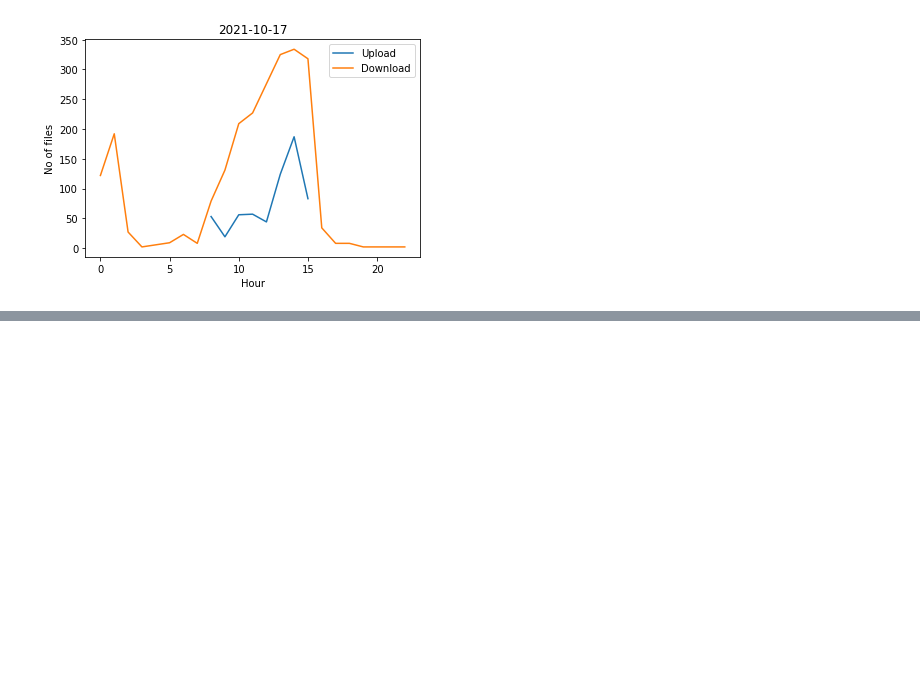
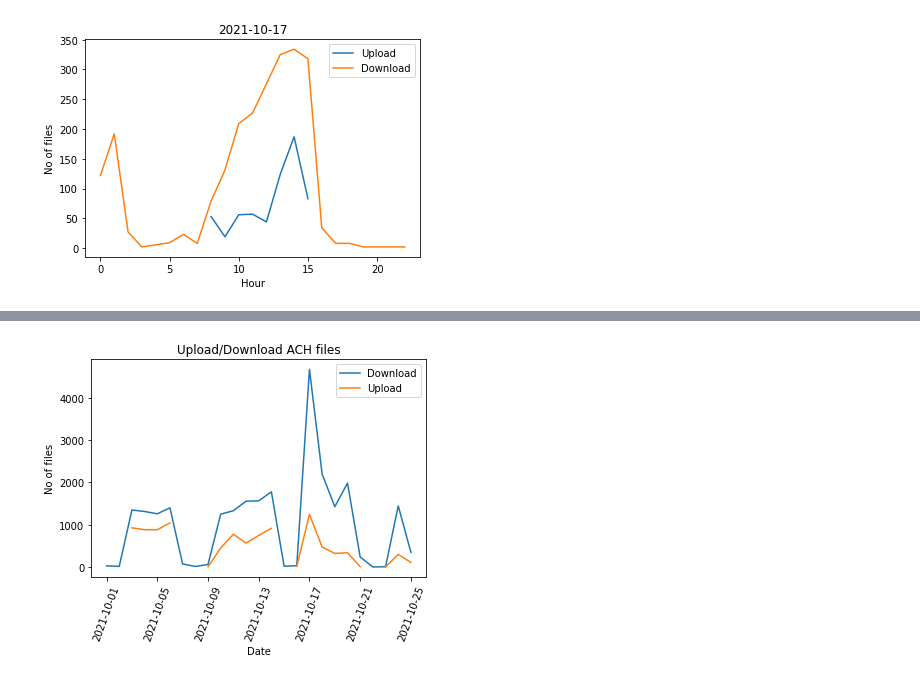
Before and after one commit to yjad/training, a Jupyter notebook: xml/ach_perf.ipynb, the cells around one changed output, grey strips where cells are left out. Saved outputs shown, nothing was run; the diff lists cells and outputs as text; code cells hidden in the pictures; blank space fills up the shorter version.

```diff
--- a/xml/ach_perf.ipynb
+++ b/xml/ach_perf.ipynb
@@ -116,2 +116,3 @@ data.to_csv(r'.\out\ach_log_data_all.csv')
 # %%
-data = pd.read_csv(r'.\out\ach_log_data_all.csv')
+import pandas as pd
+data = pd.read_csv(r'.\data\ach_log_data_all.csv', parse_dates=['Time'])
@@ -118,5 +121,4 @@ data = pd.read_csv(r'.\out\ach_log_data_all.csv')
 # %%
-import matplotlib.pyplot as plt
 d = data.loc [data['Action'] == 'Downloading']
 d= d[d['Status'] == 'Completed']
 d['Date']= d['Time'].dt.date
@@ -130,11 +132,4 @@ u['Date']= u['Time'].dt.date
 x = u.groupby(['Date']).count()['File']
 u = pd.DataFrame(x)
 u=u.rename(columns={'File':'Upload'})
-all = d.join(u, on='Date')
-
-all.plot( y=['Upload', 'Download'])
-plt.ylabel('No of files')
-# data_date = data['Time'].dt.date.unique()[0]
-plt.xticks(rotation = 70)
-# plt.title (data_date)
-plt.show()
+upld_dnld_data = d.join(u, on='Date')
@@ -165,0 +157,13 @@ x
+# %%
+import datetime
+import numpy as np
+
+# upld_dnld_data.loc[np.datetime64('2021-06-01'): np.datetime64('2021-10-31')].plot()
+upld_dnld_data.loc[np.datetime64('2021-10-01'): np.datetime64('2021-10-31')].plot()
+
+plt.ylabel('No of files')
+plt.xticks(rotation = 70)
+plt.title ('Upload/Download ACH files')
+plt.show()
+# %% [output]
+[figure, added]
```
Also changed, not shown: parts of 9 cells of this notebook, 2 other files.
